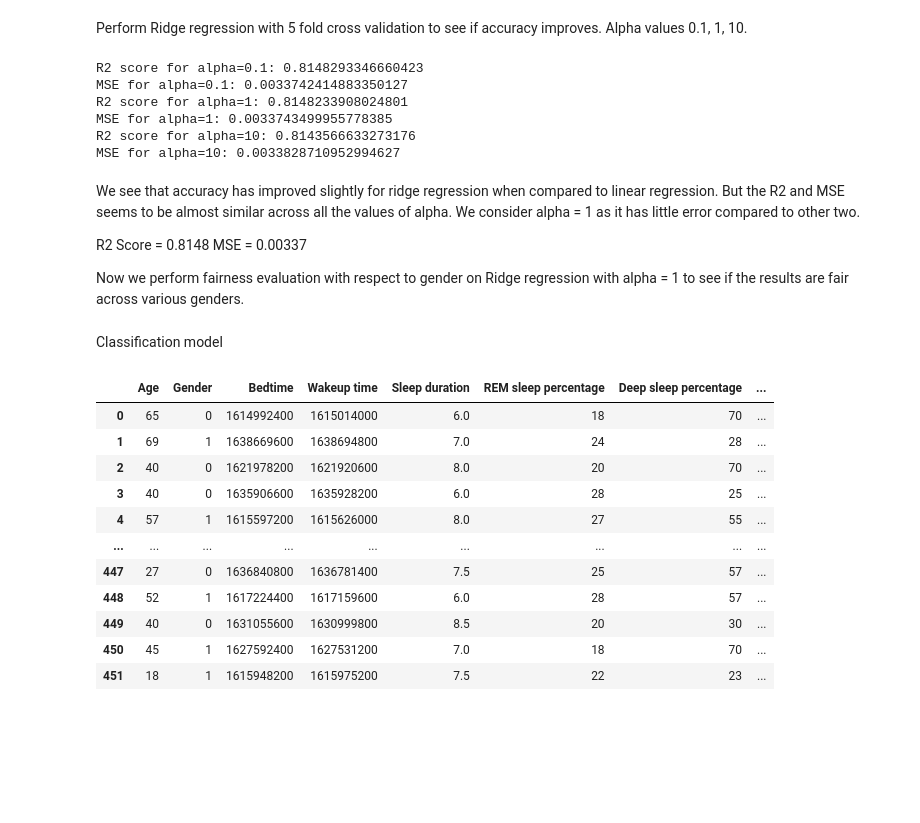
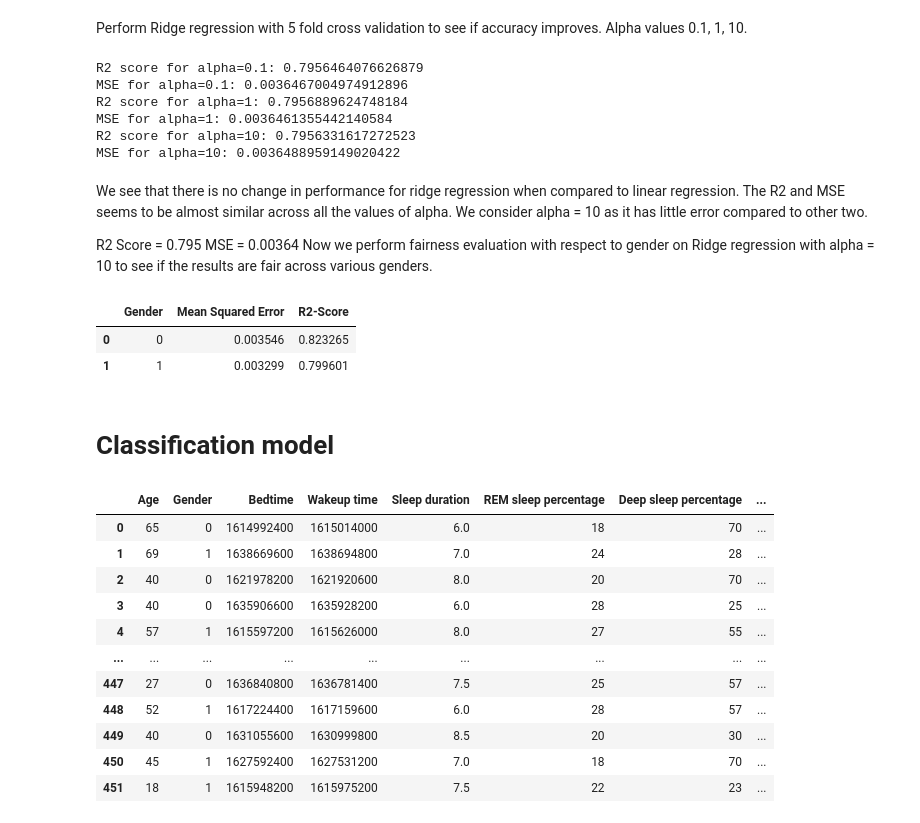
Before and after one commit to shashankvankadari/Predicting-sleep-efficiency, a Jupyter notebook: DSCI441_FinalProject.ipynb, the cells around one changed output. Drawn from its saved outputs; the diff is of its cells as text; code cells hidden in the pictures; blank space fills up the shorter version.

```diff
--- a/DSCI441_FinalProject.ipynb
+++ b/DSCI441_FinalProject.ipynb
@@ -301,9 +301,9 @@ for i, j in kf.split(X1):
     # Ridge regression with alpha=0.1
     ridge1 = Ridge(alpha=0.1)
     ridge1.fit(X1_train, y1_train)
-    y_pred1 = ridge1.predict(X1_train)
-    r2_1 = r2_score(y1_train, y_pred1)
-    mse_1 = mean_squared_error(y1_train, y_pred1)
+    y_pred1 = ridge1.predict(X1_test)
+    r2_1 = r2_score(y1_test, y_pred1)
+    mse_1 = mean_squared_error(y1_test, y_pred1)
 
     mse_list1.append(mse_1)
     r2_list1.append(r2_1)
@@ -311,9 +311,9 @@ for i, j in kf.split(X1):
     # Ridge regression with alpha=1
     ridge2 = Ridge(alpha=1)
     ridge2.fit(X1_train, y1_train)
-    y_pred2 = ridge2.predict(X1_train)
-    r2_2 = r2_score(y1_train, y_pred2)
-    mse_2 = mean_squared_error(y1_train, y_pred2)
+    y_pred2 = ridge2.predict(X1_test)
+    r2_2 = r2_score(y1_test, y_pred2)
+    mse_2 = mean_squared_error(y1_test, y_pred2)
 
     mse_list2.append(mse_2)
     r2_list2.append(r2_2)
@@ -321,9 +321,9 @@ for i, j in kf.split(X1):
     # Ridge regression with alpha=10
     ridge3 = Ridge(alpha=10)
     ridge3.fit(X1_train, y1_train)
-    y_pred3 = ridge3.predict(X1_train)
-    r2_3 = r2_score(y1_train, y_pred3)
-    mse_3 = mean_squared_error(y1_train, y_pred3)
+    y_pred3 = ridge3.predict(X1_test)
+    r2_3 = r2_score(y1_test, y_pred3)
+    mse_3 = mean_squared_error(y1_test, y_pred3)
 
     mse_list3.append(mse_3)
     r2_list3.append(r2_3)
@@ -347,16 +347,15 @@ print("MSE for alpha=1:", final_mse2)
 print("R2 score for alpha=10:", final_r23)
 print("MSE for alpha=10:", final_mse3)
 # %% [output]
-R2 score for alpha=0.1: 0.8148293346660423
-MSE for alpha=0.1: 0.0033742414883350127
-R2 score for alpha=1: 0.8148233908024801
-MSE for alpha=1: 0.0033743499955778385
-R2 score for alpha=10: 0.8143566633273176
-MSE for alpha=10: 0.0033828710952994627
+R2 score for alpha=0.1: 0.7956464076626879
+MSE for alpha=0.1: 0.0036467004974912896
+R2 score for alpha=1: 0.7956889624748184
+MSE for alpha=1: 0.0036461355442140584
+R2 score for alpha=10: 0.7956331617272523
+MSE for alpha=10: 0.0036488959149020422
 # %% [markdown]
-We see that accuracy has improved slightly for ridge regression when compared to linear regression. But the R2 and MSE seems to be almost similar across all the values of alpha. We consider alpha = 1 as it has little error compared to other two.
+We see that there is no change in performance for ridge regression when compared to linear regression. The R2 and MSE seems to be almost similar across all the values of alpha. We consider alpha = 10 as it has little error compared to other two.
 
-R2 Score = 0.8148
-MSE = 0.00337
-
-Now we perform fairness evaluation with respect to gender on Ridge regression with alpha = 1 to see if the results are fair across various genders.
+R2 Score = 0.795
+MSE = 0.00364
+Now we perform fairness evaluation with respect to gender on Ridge regression with alpha = 10 to see if the results are fair across various genders.
@@ -365,5 +362,30 @@ Now we perform fairness evaluation with respect to gender on Ridge regression wi
-# %% [markdown]
-Classification model
+# %%
+#Fairness evaluation on ridge regression with alpha = 1.
+unique_values = df1['Gender'].unique()
+fairness_mse = []
+fairness_r2 = []
+sex = []
+for i in unique_values:
+  test_part = df1[df1['Gender'] == i]
+  y_predict_part = ridge3.predict(test_part.drop('Sleep efficiency', axis=1))
+  r2 = r2_score(test_part['Sleep efficiency'], y_predict_part)
+  mse = mean_squared_error(test_part['Sleep efficiency'], y_predict_part)
+  fairness_mse.append(mse)
+  fairness_r2.append(r2)
+  sex.append(i)
+
+fairness_data = {'Gender': sex,
+        'Mean Squared Error': fairness_mse,
+        'R2-Score': fairness_r2}
+fairness_df = pd.DataFrame(fairness_data)
+
+fairness_df
+# %% [output]
+|  | Gender | Mean Squared Error | R2-Score |
+| 0 | 0 | 0.003546 | 0.823265 |
+| 1 | 1 | 0.003299 | 0.799601 |
+# %% [markdown]
+# Classification model
 # %%
 #Convert the target variable into categorical variable
 import pandas as pd
```
Also changed, not shown: parts of 5 cells of this notebook.
